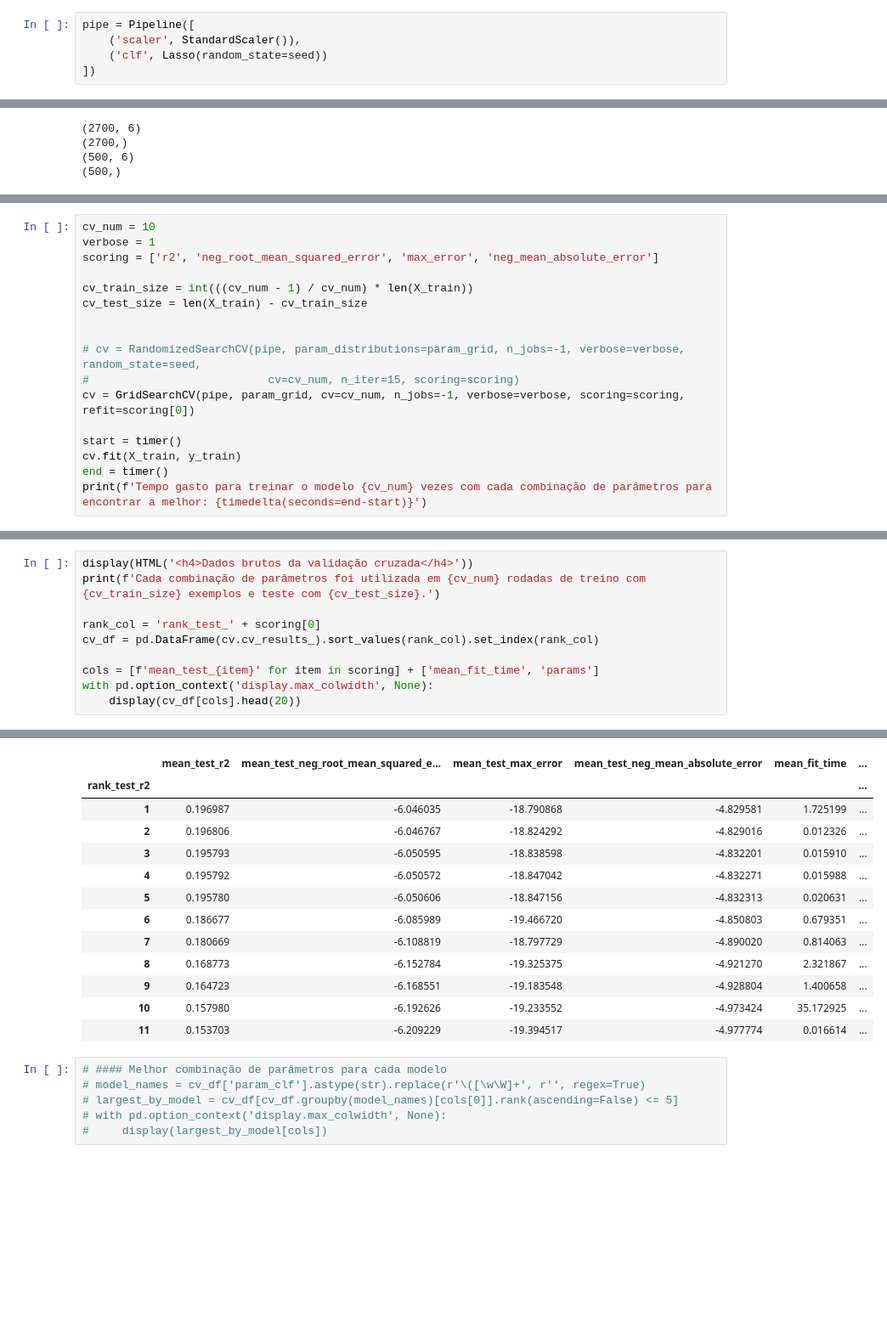
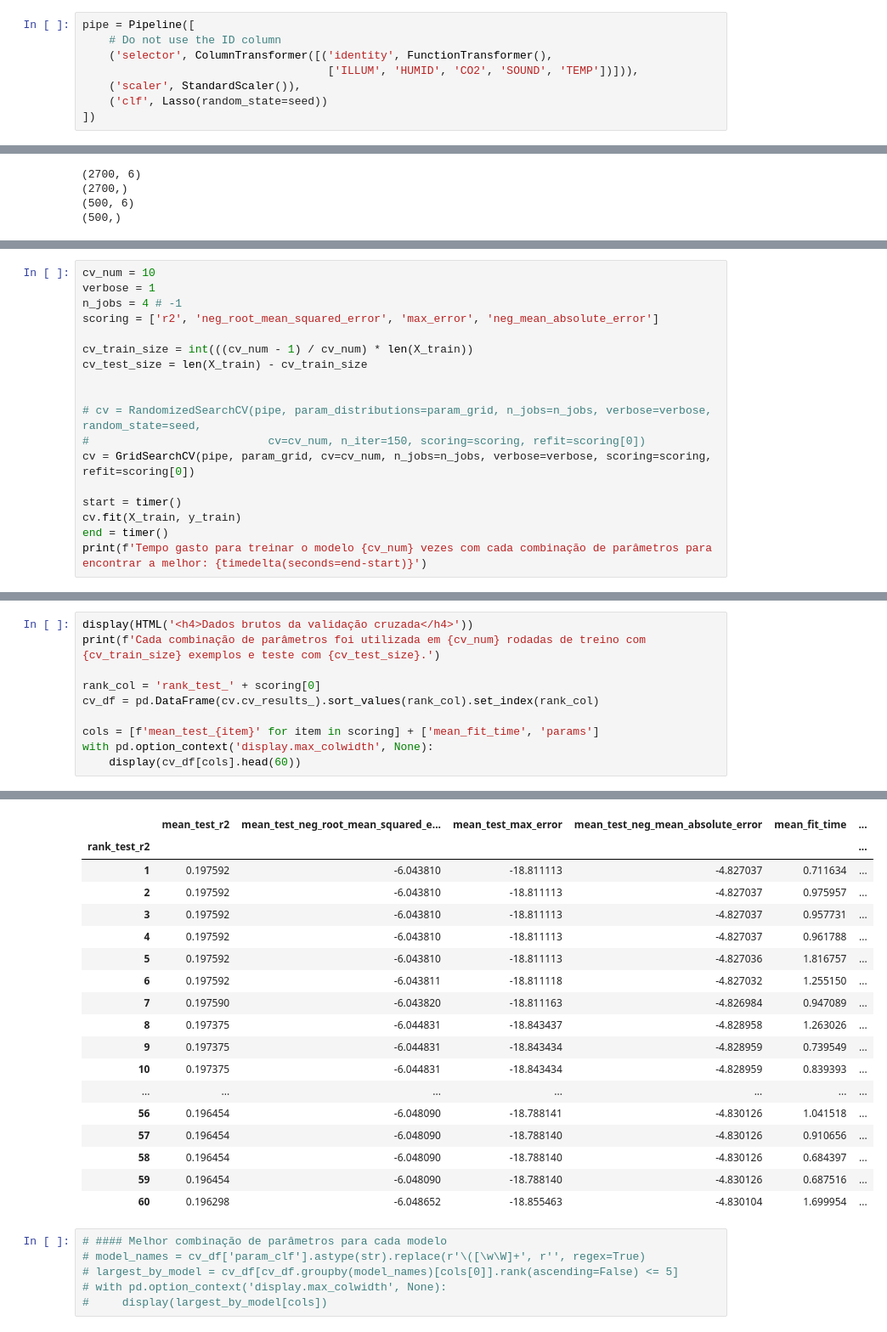
Before and after one commit to he7d3r/maratona-behind-the-code-2021, a Jupyter notebook: 2-quanam/solução/notebook.ipynb, the cells around one changed output, grey strips where cells are left out. Shown: that part at 85% size. Drawn from its saved outputs; the diff is of its cells as text; blank space fills up the shorter version.

Commit message:
Drop ID column and test mlp using cv

```diff
--- a/2-quanam/solução/notebook.ipynb
+++ b/2-quanam/solução/notebook.ipynb
@@ -182,6 +184,9 @@ plt.show()
 # plt.show()
 # %%
 pipe = Pipeline([
+    # Do not use the ID column
+    ('selector', ColumnTransformer([('identity', FunctionTransformer(),
+                                     ['ILLUM', 'HUMID', 'CO2', 'SOUND', 'TEMP'])])),
     ('scaler', StandardScaler()),
     ('clf', Lasso(random_state=seed))
 ])
@@ -250,15 +259,16 @@ param_grid = [
 # %%
 cv_num = 10
 verbose = 1
+n_jobs = 4 # -1
 scoring = ['r2', 'neg_root_mean_squared_error', 'max_error', 'neg_mean_absolute_error']
 
 cv_train_size = int(((cv_num - 1) / cv_num) * len(X_train))
 cv_test_size = len(X_train) - cv_train_size
 
 
-# cv = RandomizedSearchCV(pipe, param_distributions=param_grid, n_jobs=-1, verbose=verbose, random_state=seed,
-#                           cv=cv_num, n_iter=15, scoring=scoring)
-cv = GridSearchCV(pipe, param_grid, cv=cv_num, n_jobs=-1, verbose=verbose, scoring=scoring, refit=scoring[0])
+# cv = RandomizedSearchCV(pipe, param_distributions=param_grid, n_jobs=n_jobs, verbose=verbose, random_state=seed,
+#                           cv=cv_num, n_iter=150, scoring=scoring, refit=scoring[0])
+cv = GridSearchCV(pipe, param_grid, cv=cv_num, n_jobs=n_jobs, verbose=verbose, scoring=scoring, refit=scoring[0])
 
 start = timer()
 cv.fit(X_train, y_train)
@@ -273,29 +287,34 @@ Tempo gasto para treinar o modelo 10 vezes com cada combinação de parâmetros
 # %%
 display(HTML('<h4>Dados brutos da validação cruzada</h4>'))
 print(f'Cada combinação de parâmetros foi utilizada em {cv_num} rodadas de treino com {cv_train_size} exemplos e teste com {cv_test_size}.')
 
 rank_col = 'rank_test_' + scoring[0]
 cv_df = pd.DataFrame(cv.cv_results_).sort_values(rank_col).set_index(rank_col)
 
 cols = [f'mean_test_{item}' for item in scoring] + ['mean_fit_time', 'params']
 with pd.option_context('display.max_colwidth', None):
-    display(cv_df[cols].head(20))
+    display(cv_df[cols].head(60))
 # %% [output]
 Dados brutos da validação cruzada
 Cada combinação de parâmetros foi utilizada em 10 rodadas de treino com 2430 exemplos e teste com 270.
 |  | mean_test_r2 | mean_test_neg_root_mean_squared_e... | mean_test_max_error | mean_test_neg_mean_absolute_error | mean_fit_time | ... |
 | rank_test_r2 |  |  |  |  |  | ... |
-| 1 | 0.196987 | -6.046035 | -18.790868 | -4.829581 | 1.725199 | ... |
-| 2 | 0.196806 | -6.046767 | -18.824292 | -4.829016 | 0.012326 | ... |
-| 3 | 0.195793 | -6.050595 | -18.838598 | -4.832201 | 0.015910 | ... |
-| 4 | 0.195792 | -6.050572 | -18.847042 | -4.832271 | 0.015988 | ... |
-| 5 | 0.195780 | -6.050606 | -18.847156 | -4.832313 | 0.020631 | ... |
-| 6 | 0.186677 | -6.085989 | -19.466720 | -4.850803 | 0.679351 | ... |
-| 7 | 0.180669 | -6.108819 | -18.797729 | -4.890020 | 0.814063 | ... |
-| 8 | 0.168773 | -6.152784 | -19.325375 | -4.921270 | 2.321867 | ... |
-| 9 | 0.164723 | -6.168551 | -19.183548 | -4.928804 | 1.400658 | ... |
-| 10 | 0.157980 | -6.192626 | -19.233552 | -4.973424 | 35.172925 | ... |
-| 11 | 0.153703 | -6.209229 | -19.394517 | -4.977774 | 0.016614 | ... |
+| 1 | 0.197592 | -6.043810 | -18.811113 | -4.827037 | 0.711634 | ... |
+| 2 | 0.197592 | -6.043810 | -18.811113 | -4.827037 | 0.975957 | ... |
+| 3 | 0.197592 | -6.043810 | -18.811113 | -4.827037 | 0.957731 | ... |
+| 4 | 0.197592 | -6.043810 | -18.811113 | -4.827037 | 0.961788 | ... |
+| 5 | 0.197592 | -6.043810 | -18.811113 | -4.827036 | 1.816757 | ... |
+| 6 | 0.197592 | -6.043811 | -18.811118 | -4.827032 | 1.255150 | ... |
+| 7 | 0.197590 | -6.043820 | -18.811163 | -4.826984 | 0.947089 | ... |
+| 8 | 0.197375 | -6.044831 | -18.843437 | -4.828958 | 1.263026 | ... |
+| 9 | 0.197375 | -6.044831 | -18.843434 | -4.828959 | 0.739549 | ... |
+| 10 | 0.197375 | -6.044831 | -18.843434 | -4.828959 | 0.839393 | ... |
+| ... | ... | ... | ... | ... | ... | ... |
+| 56 | 0.196454 | -6.048090 | -18.788141 | -4.830126 | 1.041518 | ... |
+| 57 | 0.196454 | -6.048090 | -18.788140 | -4.830126 | 0.910656 | ... |
+| 58 | 0.196454 | -6.048090 | -18.788140 | -4.830126 | 0.684397 | ... |
+| 59 | 0.196454 | -6.048090 | -18.788140 | -4.830126 | 0.687516 | ... |
+| 60 | 0.196298 | -6.048652 | -18.855463 | -4.830104 | 1.699954 | ... |
 # %%
 # #### Melhor combinação de parâmetros para cada modelo
 # model_names = cv_df['param_clf'].astype(str).replace(r'\([\w\W]+', r'', regex=True)
```
Also changed, not shown: parts of 5 cells of this notebook.
